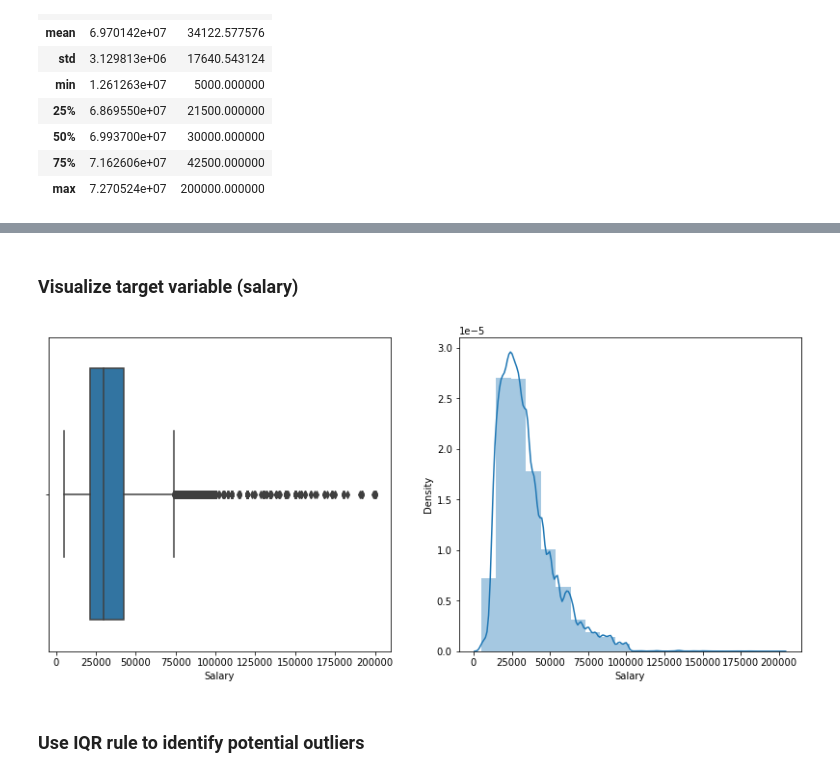
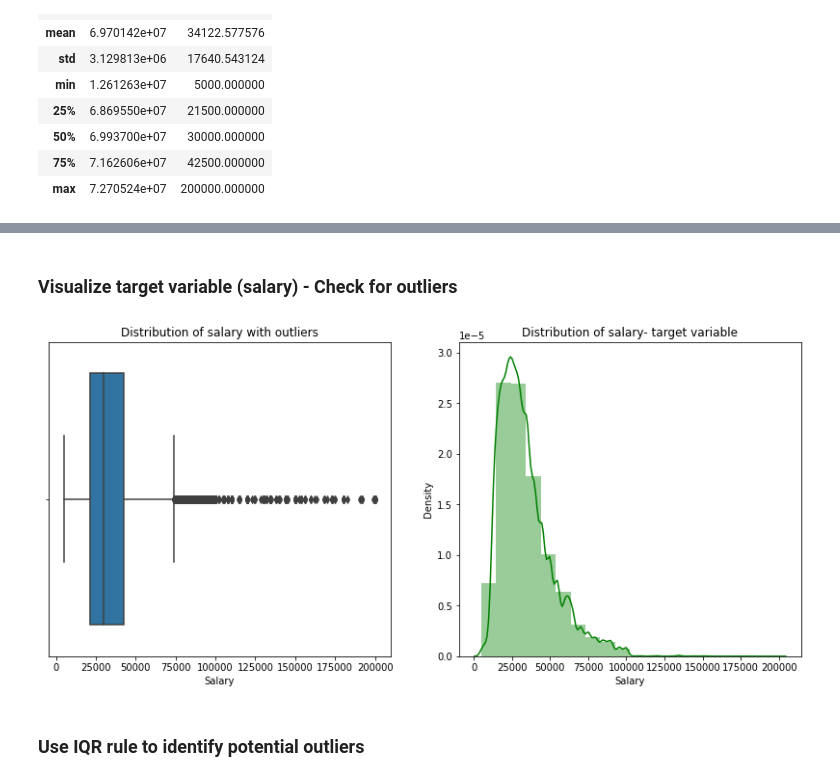
Before and after one commit to kxnarcisse/Portfolio, a Jupyter notebook: Git/Notebooks/Capstone-2/Capstone Project 2 - EDA.ipynb, the cells around one changed output, grey strips where cells are left out. Cells and saved outputs as stored; diff of their text form; code cells hidden in the pictures.

```diff
--- a/Git/Notebooks/Capstone-2/Capstone Project 2 - EDA.ipynb
+++ b/Git/Notebooks/Capstone-2/Capstone Project 2 - EDA.ipynb
@@ -121,15 +147,17 @@ train_data.describe(include = ['O'])
 | top | Business Development Manager | What is expected of you as a Regi... | London | UK | Unknown | permanent | Unknown | IT Jobs | ... |
 | freq | 921 | 18 | 15605 | 41093 | 179326 | 151521 | 32434 | 38483 | ... |
 # %% [markdown]
-### Visualize target variable (salary)
+### Visualize target variable (salary) - Check for outliers
 # %%
 plt.figure(figsize = (14, 6))
 plt.subplot(1,2,1)
 sns.boxplot(train_data.Salary)
+plt.title("Distribution of salary with outliers")
 plt.subplot(1,2,2)
-sns.distplot(train_data.Salary, bins=20)
+sns.distplot(train_data['Salary'], bins=20, color = "Green")
+plt.title("Distribution of salary- target variable")
 plt.show()
 # %% [output]
-[figure, old version]
+[figure, new version]
 # %% [markdown]
 ### Use IQR rule to identify potential outliers
```
Also changed, not shown: parts of 30 cells of this notebook.
